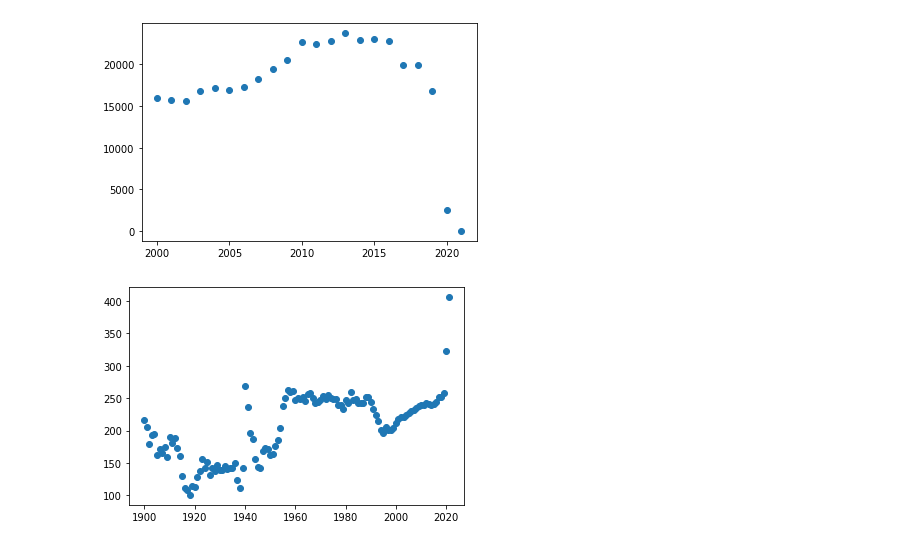
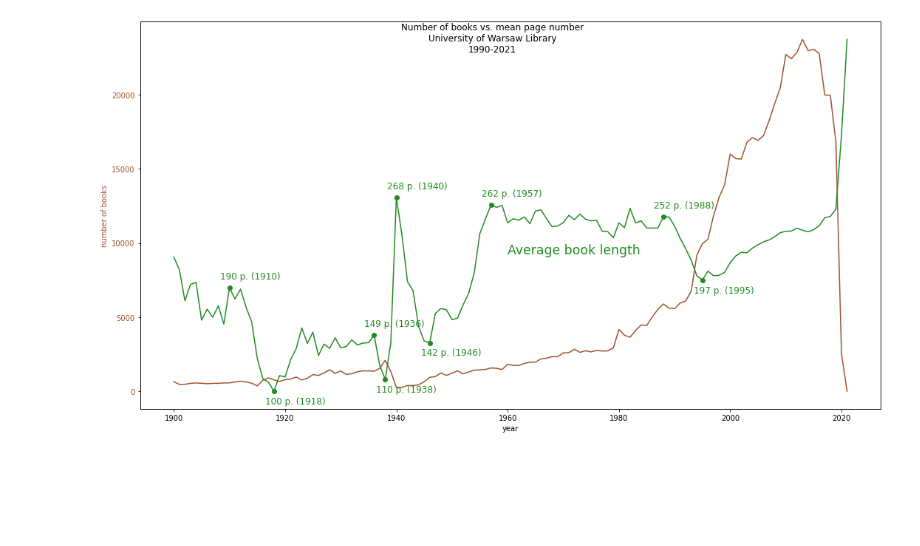
Before and after one commit to Elbereth-Elentari/Book_recommender, a Jupyter notebook: Plots.ipynb, the cells around one changed output. Saved outputs shown, nothing was run; the diff lists cells and outputs as text; code cells hidden in the pictures; blank space fills up the shorter version.

Commit message:
Develop line plot of avg book length vs book count in BUW

```diff
--- a/Plots.ipynb
+++ b/Plots.ipynb
@@ -38,10 +44,37 @@ _ = plt.scatter(years[70:100], book_counts[70:100])
-# %%
-_ = plt.scatter(years[100:], book_counts[100:])
-# %% [output]
-[figure, removed]
 # %%
 book_lengths = [np.mean(cat[cat['year'] == year]['pages']) for year in years]
-# %%
-_ = plt.scatter(years, book_lengths)
-# %% [output]
-[figure, removed]
+# %%
+fig, ax1 = plt.subplots(figsize=(15,8))
+
+color = 'sienna'
+ax1.set_xlabel('year')
+ax1.set_ylabel('number of books', color=color)
+ax1.plot(years, book_counts, color=color)
+ax1.tick_params(axis='y', labelcolor=color)
+
+ax2 = ax1.twinx()
+
+color = 'forestgreen'
+ax2.plot(years, book_lengths, color=color)
+ax2.axes.yaxis.set_visible(False)
+#ax1.axes.xaxis.set_visible(False)
+
+ax2.scatter(years_for_max_lengths, length_maxima, color=color)
+for length, year in zip(length_maxima, years_for_max_lengths):
+    ax2.annotate(f'{int(length)} p. ({year})', (year,length),
+                 textcoords='offset points', xytext=(-13,12), color=color,
+                 size='large')
+ax2.scatter(years_for_min_lengths, length_minima, color=color)
+for length, year in zip(length_minima, years_for_min_lengths):
+    ax2.annotate(f'{int(length)} p. ({year})', (year,length),
+                 textcoords='offset points', xytext=(-12,-17), color=color,
+                 size='large')
+
+ax2.text(1960, 220, 'Average book length', color=color, size='xx-large')
+
+fig.suptitle('Number of books vs. mean page number\nUniversity of Warsaw Library\n1990-2021')
+
+fig.tight_layout()
+plt.show()
+# %% [output]
+[figure, added]
```
Also changed, not shown: parts of 7 cells of this notebook.
